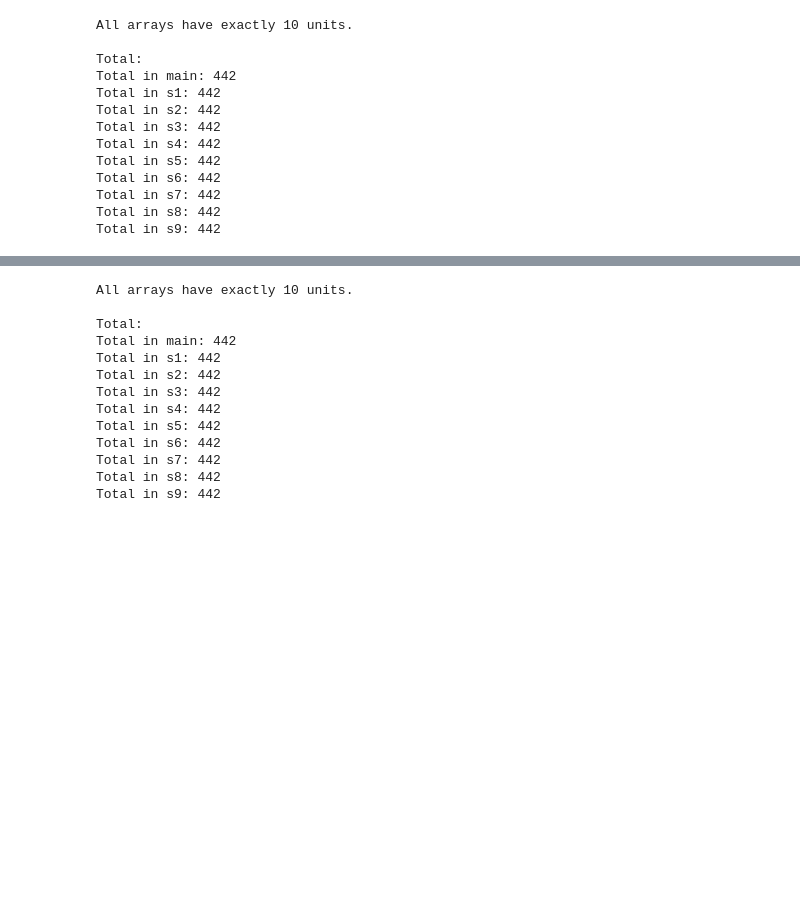
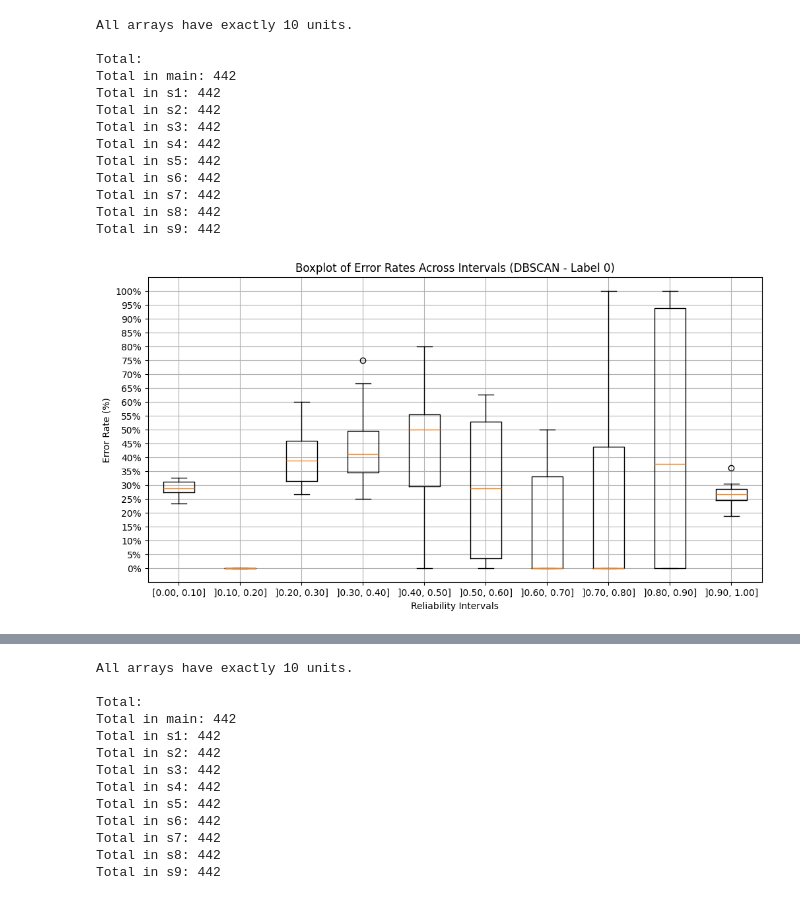
Before and after one commit to Oak10/pointwise-benchmark, a Jupyter notebook: samples_9/results.ipynb, the cells around one changed output, grey strips where cells are left out. Cells and saved outputs as stored; diff of their text form; code cells hidden in the pictures; blank space fills up the shorter version.

```diff
--- a/samples_9/results.ipynb
+++ b/samples_9/results.ipynb
@@ -198,3 +331,26 @@ Total in s6: 442
 Total in s7: 442
 Total in s8: 442
 Total in s9: 442
+# %%
+all_intervals_error_rates_db1 = list(zip(
+    main_dbscan_error_0, s1_dbscan_error_0, s2_dbscan_error_0, s3_dbscan_error_0,
+    s4_dbscan_error_0, s5_dbscan_error_0, s6_dbscan_error_0, s7_dbscan_error_0,
+    s8_dbscan_error_0, s9_dbscan_error_0))
+
+plt.figure(figsize=(12, 6))
+plt.boxplot(all_intervals_error_rates_db1, labels=[
+    '[0.00, 0.10]', ']0.10, 0.20]', ']0.20, 0.30]',
+    ']0.30, 0.40]', ']0.40, 0.50]', ']0.50, 0.60]',
+    ']0.60, 0.70]', ']0.70, 0.80]', ']0.80, 0.90]',
+    ']0.90, 1.00]'
+])
+plt.xlabel('Reliability Intervals')
+plt.ylabel('Error Rate (%)')
+plt.title('Boxplot of Error Rates Across Intervals (DBSCAN - Label 0)')
+plt.grid(True)
+plt.yticks(np.arange(0, 1.05, .05))
+plt.gca().yaxis.set_major_formatter(mtick.PercentFormatter(xmax=1.0))
+
+plt.show()
+# %% [output]
+[figure, added]
```
Also changed, not shown: parts of 17 cells of this notebook.
